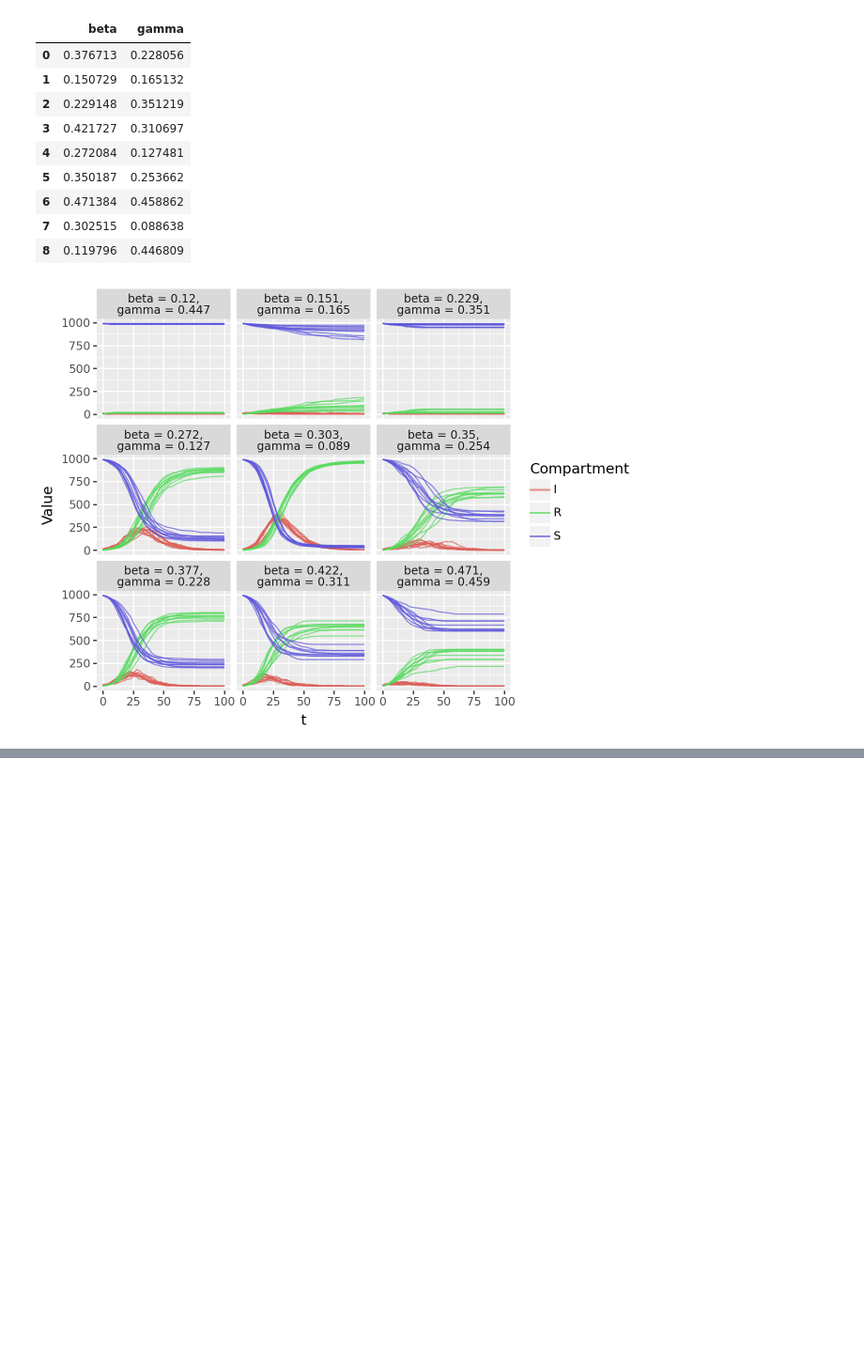
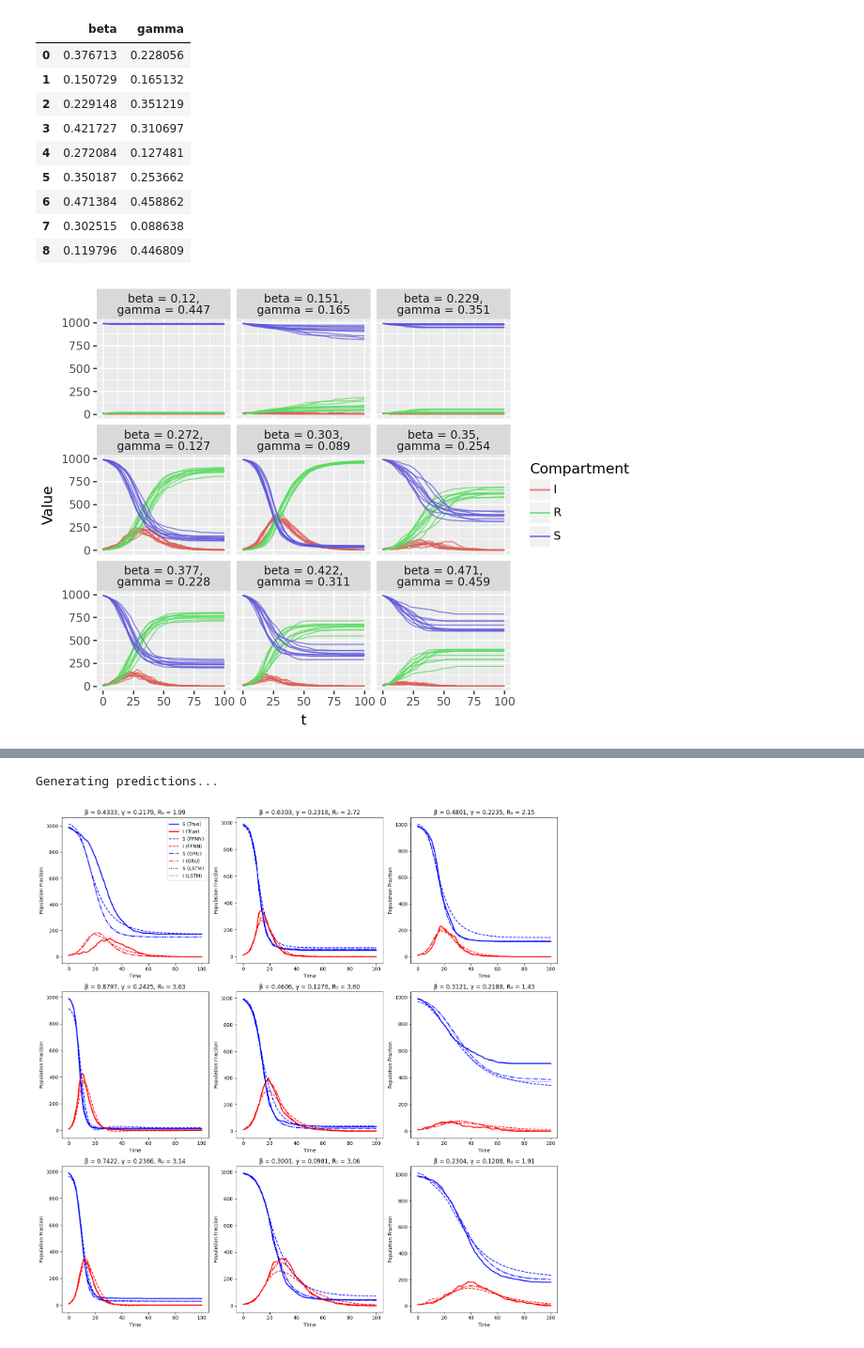
Before and after one commit to OJWatson/emidm, a Jupyter notebook: examples/surrogate_notebook.ipynb, the cells around one changed output, grey strips where cells are left out. Shown at 94% size. Cells and saved outputs as stored; diff of their text form; code cells hidden in the pictures; blank space fills up the shorter version.

```diff
--- a/examples/surrogate_notebook.ipynb
+++ b/examples/surrogate_notebook.ipynb
@@ -678,0 +658,74 @@ LSTM prediction - S: 0.2557, I: 0.0102
+# %%
+# Function to make predictions
+def predict_with_model(model, dataset, device):
+    model.eval()
+    predictions = []
+    targets = []
+    param_values = []
+
+    with torch.no_grad():
+        for idx in range(len(dataset)):
+            inputs, target = dataset.dataset[dataset.indices[idx]]
+
+            # Get original parameters
+            param_vals = sir_dataset.samples[dataset.indices[idx]]['param_values']
+            param_values.append(param_vals)
+
+            # Make prediction
+            inputs = inputs.unsqueeze(0).to(device)
+            output = model(inputs).squeeze(0).cpu().numpy()
+
+            # Store results
+            predictions.append(output)
+            targets.append(target.numpy())
+
+    return predictions, targets, param_values
+
+# Make predictions on validation set
+print("Generating predictions...")
+ffnn_preds, ffnn_targets, ffnn_params = predict_with_model(ffnn_model, val_dataset, device)
+gru_preds, gru_targets, gru_params = predict_with_model(gru_model, val_dataset, device)
+lstm_preds, lstm_targets, lstm_params = predict_with_model(lstm_model, val_dataset, device)
+
+# Create validation visualization plot (3x3 grid)
+plt.figure(figsize=(15, 15))
+
+# Select 9 examples to plot
+num_plots = min(9, len(val_dataset))
+indices = np.linspace(0, len(val_dataset)-1, num_plots, dtype=int)
+
+for i, idx in enumerate(indices):
+    plt.subplot(3, 3, i+1)
+
+    beta, gamma = ffnn_params[idx]
+    timepoints = sir_dataset.timepoints
+
+    # Plot ground truth
+    plt.plot(timepoints, ffnn_targets[idx][:, 0], 'b-', label='S (True)', linewidth=2)
+    plt.plot(timepoints, ffnn_targets[idx][:, 1], 'r-', label='I (True)', linewidth=2)
+
+    # Plot model predictions with different line styles
+    plt.plot(timepoints, ffnn_preds[idx][:, 0], 'b--', label='S (FFNN)')
+    plt.plot(timepoints, ffnn_preds[idx][:, 1], 'r--', label='I (FFNN)')
+
+    plt.plot(timepoints, gru_preds[idx][:, 0], 'b-.', label='S (GRU)')
+    plt.plot(timepoints, gru_preds[idx][:, 1], 'r-.', label='I (GRU)')
+
+    plt.plot(timepoints, lstm_preds[idx][:, 0], 'b:', label='S (LSTM)')
+    plt.plot(timepoints, lstm_preds[idx][:, 1], 'r:', label='I (LSTM)')
+
+    # Add title with parameter values
+    plt.title(f'β = {beta:.4f}, γ = {gamma:.4f}, R₀ = {beta/gamma:.2f}')
+
+    # Add axis labels and legend (only for first plot to avoid clutter)
+    plt.xlabel('Time')
+    plt.ylabel('Population Fraction')
+    if i == 0:
+        plt.legend(loc='upper right')
+
+plt.tight_layout()
+plt.savefig(os.path.join(output_dir, "validation_predictions.png"))
+plt.show()
+# %% [output]
+Generating predictions...
+[figure, added]
```
Also changed, not shown: parts of 9 cells of this notebook.
